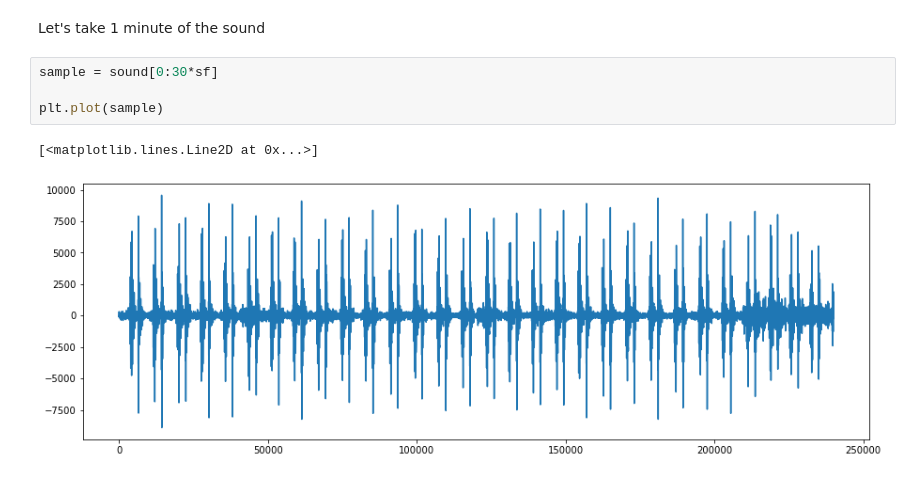
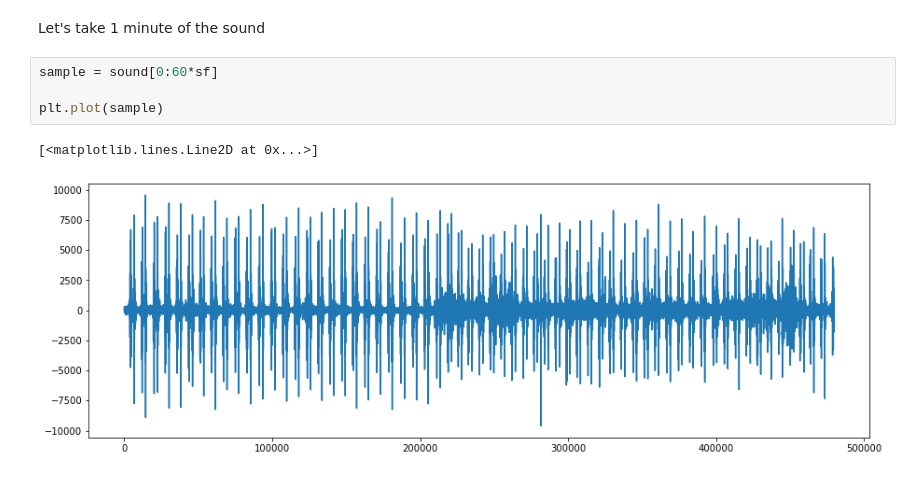
Before and after one commit to kevinmgamboa/Cardiac_Acoustic_Miracle, a Jupyter notebook: Notebooks/noche_heart_sound.ipynb, the cells around one changed output. Drawn from its saved outputs; the diff is of its cells as text.

```diff
--- a/Notebooks/noche_heart_sound.ipynb
+++ b/Notebooks/noche_heart_sound.ipynb
@@ -29,9 +33,9 @@ Sound duration: 3:02:23.640000 seconds
 # %% [markdown]
 Let's take 1 minute of the sound
 # %%
-sample = sound[0:30*sf]
+sample = sound[0:60*sf]
 
 plt.plot(sample)
 # %% [output]
 [<matplotlib.lines.Line2D at 0x...>]
-[figure, old version]
+[figure, new version]
```
Also changed, not shown: parts of 6 cells of this notebook, 1 other file.
